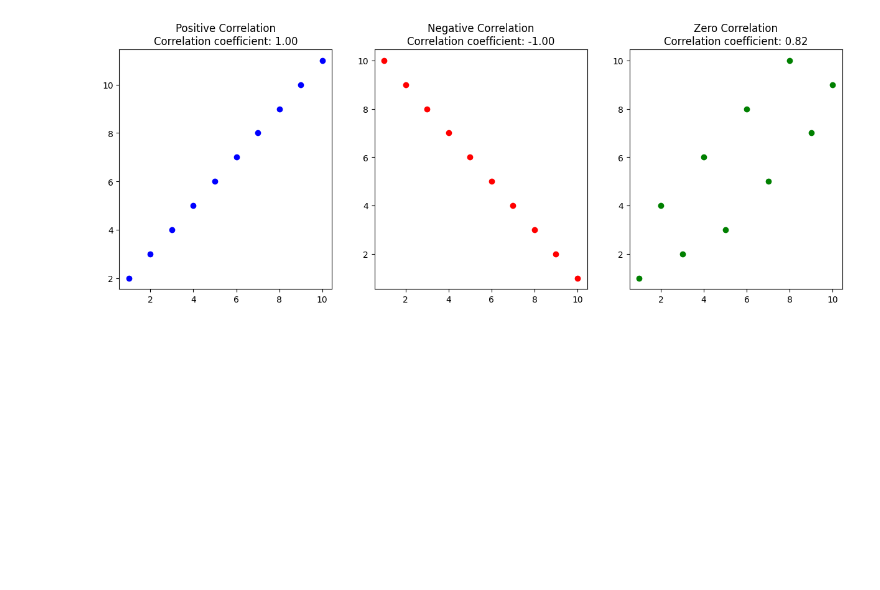
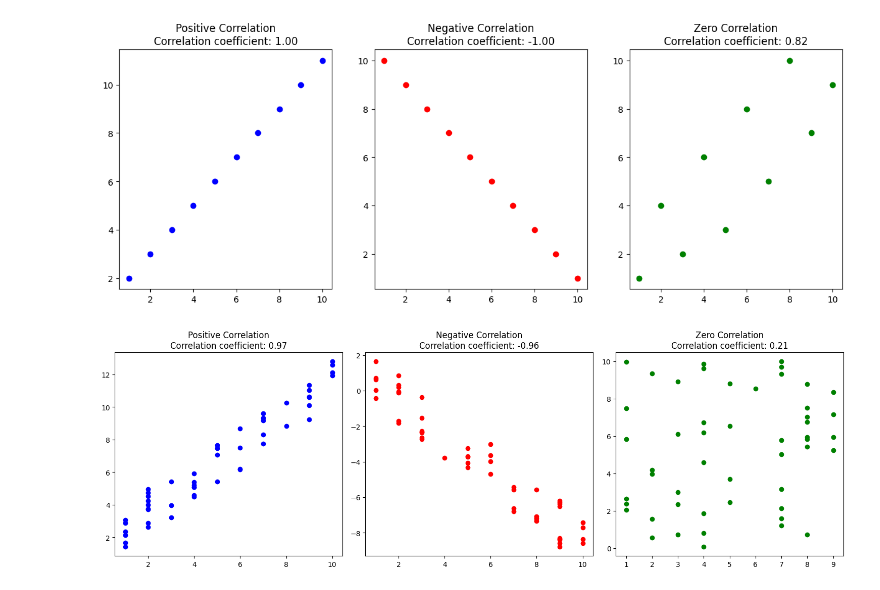
Before and after one commit to radhikasharma-0203/Reinforcement-Learning-21csu462, a Jupyter notebook: RLL2.ipynb, the cells around one changed output. Drawn from its saved outputs; the diff is of its cells as text; code cells hidden in the pictures; blank space fills up the shorter version.

```diff
--- a/RLL2.ipynb
+++ b/RLL2.ipynb
@@ -70,3 +70,57 @@ plt.title(f"Zero Correlation\nCorrelation coefficient: {corr_zero:.2f}")
 plt.show()
 # %% [output]
 [figure]
+# %%
+import pandas as pd
+import numpy as np
+import matplotlib.pyplot as plt
+import random
+
+# Generate random data
+random.seed(42)
+
+x_positive = [random.randint(1, 10) for _ in range(50)]
+y_positive = [x + random.random() * 3 for x in x_positive]
+
+x_negative = [random.randint(1, 10) for _ in range(50)]
+y_negative = [-x + random.random() * 3 for x in x_negative]
+
+x_zero = [random.randint(1, 10) for _ in range(50)]
+y_zero = [random.random() * 10 for _ in range(50)]
+
+# Create a DataFrame
+data = {
+    'x_positive': x_positive,
+    'y_positive': y_positive,
+    'x_negative': x_negative,
+    'y_negative': y_negative,
+    'x_zero': x_zero,
+    'y_zero': y_zero
+}
+
+df = pd.DataFrame(data)
+
+# Calculate correlations
+corr_positive = df['x_positive'].corr(df['y_positive'])
+corr_negative = df['x_negative'].corr(df['y_negative'])
+corr_zero = df['x_zero'].corr(df['y_zero'])
+
+# Plot scatter plots
+plt.figure(figsize=(15, 5))
+
+plt.subplot(1, 3, 1)
+plt.scatter(df['x_positive'], df['y_positive'], color='blue')
+plt.title(f"Positive Correlation\nCorrelation coefficient: {corr_positive:.2f}")
+
+plt.subplot(1, 3, 2)
+plt.scatter(df['x_negative'], df['y_negative'], color='red')
+plt.title(f"Negative Correlation\nCorrelation coefficient: {corr_negative:.2f}")
+
+plt.subplot(1, 3, 3)
+plt.scatter(df['x_zero'], df['y_zero'], color='green')
+plt.title(f"Zero Correlation\nCorrelation coefficient: {corr_zero:.2f}")
+
+plt.tight_layout()
+plt.show()
+# %% [output]
+[figure, added]
```
